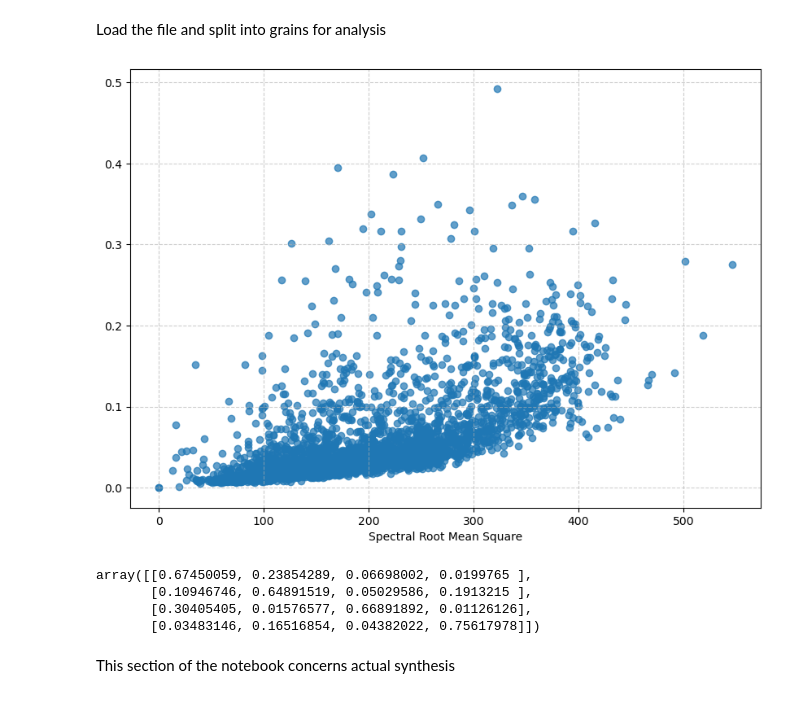
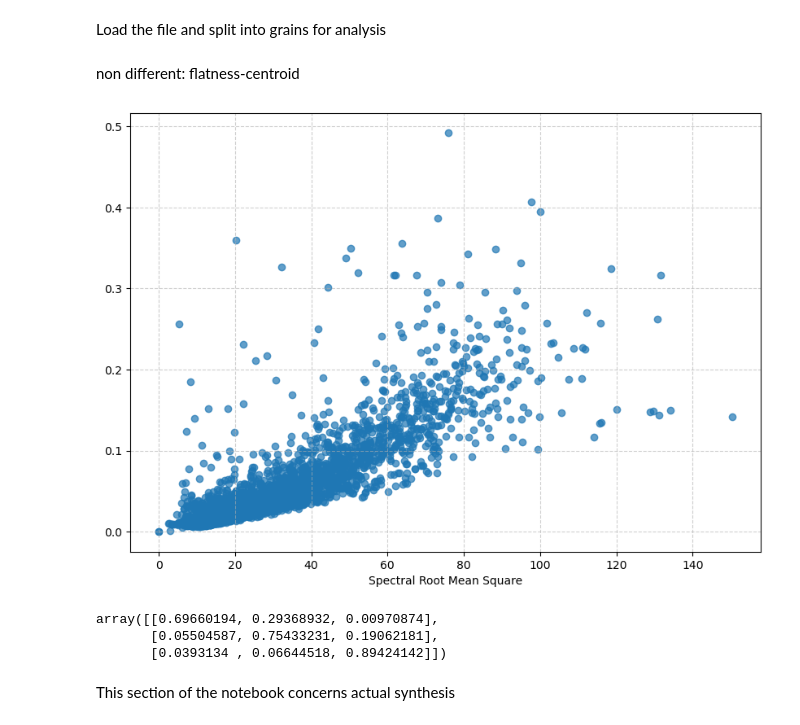
Before and after one commit to HippolyteLC/fieldmusic, a Jupyter notebook: src/grains/4_markov_gs.ipynb, the cells around one changed output. Saved outputs shown, nothing was run; the diff lists cells and outputs as text; code cells hidden in the pictures.

```diff
--- a/src/grains/4_markov_gs.ipynb
+++ b/src/grains/4_markov_gs.ipynb
@@ -7,6 +7,9 @@ import matplotlib.pyplot as plt
 import sklearn
 # %% [markdown]
 Load the file and split into grains for analysis
+# %% [markdown]
+non different:
+flatness-centroid
 # %%
 sr=48000
 y, sr = af.read("..\..\corpus\piano_sample_1\input.wav", samplate=sr) # sr is 48kHz
@@ -15,36 +18,36 @@ grain_duration = 0.1 # in s
 grain_size = int(grain_duration * sr)
 n_grains_in_source = int(len(y) // grain_size)
 grains = [i*grain_size for i in range(n_grains_in_source)]
 
 # since BFT is based on the FFT, the number of bins needs to be half that of a power of 2
 bft_obj = af.BFT(num=2049, samplate=sr, radix2_exp=12, slide_length=grain_size,
                data_type=af.type.SpectralDataType.MAG,
                scale_type=af.type.SpectralFilterBankScaleType.LINEAR)
 spec_arr = bft_obj.bft(y)
 spec_arr = np.abs(spec_arr)
 spectral_obj = af.Spectral(num=bft_obj.num,
                            fre_band_arr=bft_obj.get_fre_band_arr())
 n_time = spec_arr.shape[-1]
 spectral_obj.set_time_length(n_time)
 rms_arr = spectral_obj.rms(spec_arr)
-centroid_arr = spectral_obj.crest(spec_arr)
+centroid_arr = spectral_obj.kurtosis(spec_arr)
 
-n_clusters=4
+n_clusters=3
 x = np.array([[i, j] for i, j in zip(rms_arr, centroid_arr)])
 kmeans = sklearn.cluster.KMeans(n_clusters=n_clusters, n_init='auto', random_state=0).fit(x)
 plt.figure(figsize=(10, 7))
 plt.scatter(centroid_arr, rms_arr, alpha=0.7)
 # plt.ylabel()
 plt.xlabel("Spectral Root Mean Square")
 plt.grid(True, linestyle='--', alpha=0.6)
 plt.show()
 
 dict_clusters = {}
 for idx, lab in enumerate(kmeans.labels_):
     dict_clusters[lab] = dict_clusters.get(lab, [])
     dict_clusters[lab].append(idx)
 # %% [output]
-[figure, old version]
+[figure, new version]
 # %%
 frequency_matrix = np.zeros((n_clusters, n_clusters))
 labels = kmeans.labels_
@@ -61,10 +64,9 @@ for i in frequency_matrix:
 transition_matrix_fin = np.array(probability_matrix)
 transition_matrix_fin
 # %% [output]
-array([[0.67450059, 0.23854289, 0.06698002, 0.0199765 ],
-       [0.10946746, 0.64891519, 0.05029586, 0.1913215 ],
-       [0.30405405, 0.01576577, 0.66891892, 0.01126126],
-       [0.03483146, 0.16516854, 0.04382022, 0.75617978]])
+array([[0.69660194, 0.29368932, 0.00970874],
+       [0.05504587, 0.75433231, 0.19062181],
+       [0.0393134 , 0.06644518, 0.89424142]])
 # %% [markdown]
 This section of the notebook concerns actual synthesis
 # %%
```
Also changed, not shown: parts of 7 cells of this notebook, 1 other file.
